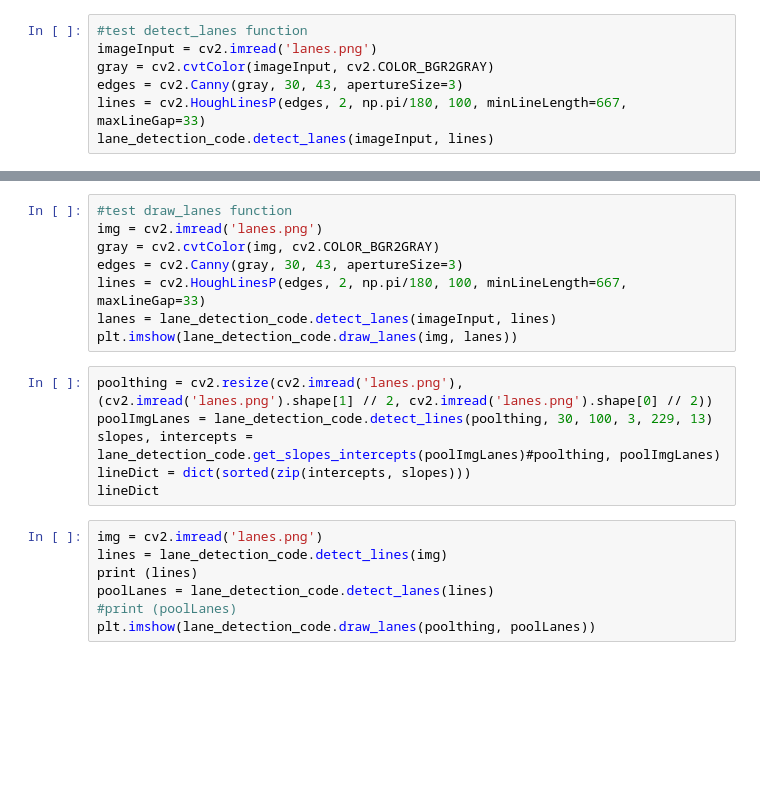
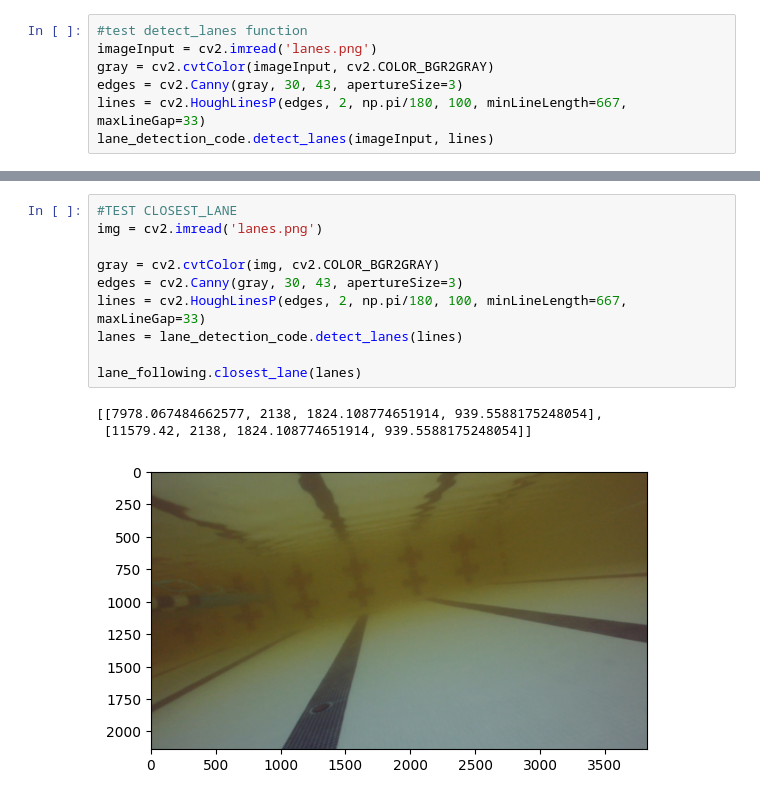
Before and after one commit to ES0227/cv-intro, a Jupyter notebook: lane_detection.ipynb, the cells around one changed output, grey strips where cells are left out. Cells and saved outputs as stored; diff of their text form; blank space fills up the shorter version.

```diff
--- a/lane_detection.ipynb
+++ b/lane_detection.ipynb
@@ -40,21 +56,14 @@ plt.show()
 # %%
-#test draw_lanes function
+#TEST CLOSEST_LANE
 img = cv2.imread('lanes.png')
+
 gray = cv2.cvtColor(img, cv2.COLOR_BGR2GRAY)
 edges = cv2.Canny(gray, 30, 43, apertureSize=3)
 lines = cv2.HoughLinesP(edges, 2, np.pi/180, 100, minLineLength=667, maxLineGap=33)
-lanes = lane_detection_code.detect_lanes(imageInput, lines)
-plt.imshow(lane_detection_code.draw_lanes(img, lanes))
+lanes = lane_detection_code.detect_lanes(lines)
+
+lane_following.closest_lane(lanes)
+# %% [output]
+[[7978.067484662577, 2138, 1824.108774651914, 939.5588175248054],
+ [11579.42, 2138, 1824.108774651914, 939.5588175248054]]
+[figure, added]
-# %%
-poolthing = cv2.resize(cv2.imread('lanes.png'), (cv2.imread('lanes.png').shape[1] // 2, cv2.imread('lanes.png').shape[0] // 2))
-poolImgLanes = lane_detection_code.detect_lines(poolthing, 30, 100, 3, 229, 13)
-slopes, intercepts = lane_detection_code.get_slopes_intercepts(poolImgLanes)#poolthing, poolImgLanes)
-lineDict = dict(sorted(zip(intercepts, slopes)))
-lineDict
-# %%
-img = cv2.imread('lanes.png')
-lines = lane_detection_code.detect_lines(img)
-print (lines)
-poolLanes = lane_detection_code.detect_lanes(lines)
-#print (poolLanes)
-plt.imshow(lane_detection_code.draw_lanes(poolthing, poolLanes))
```
Also changed, not shown: parts of 4 cells of this notebook.
